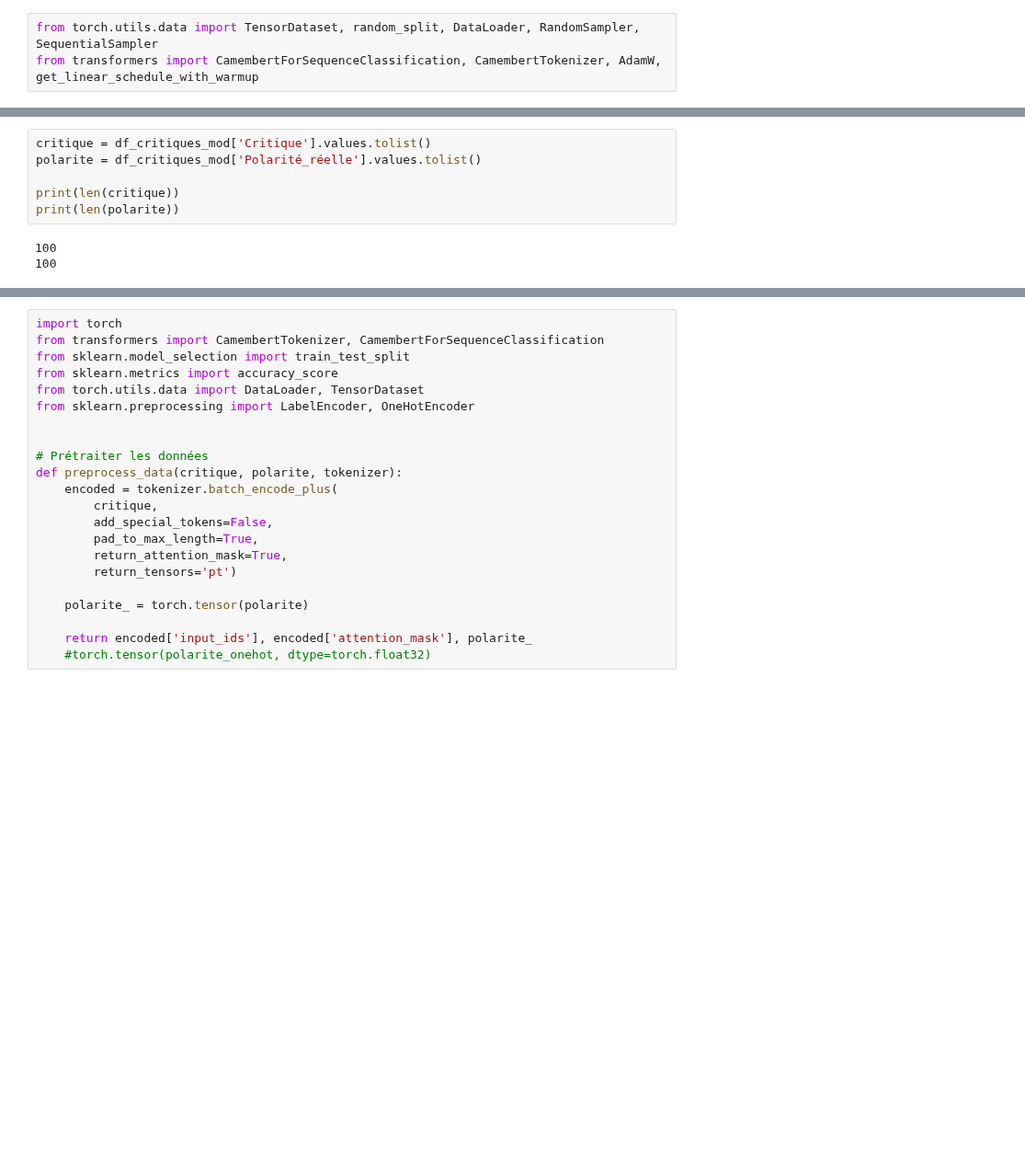
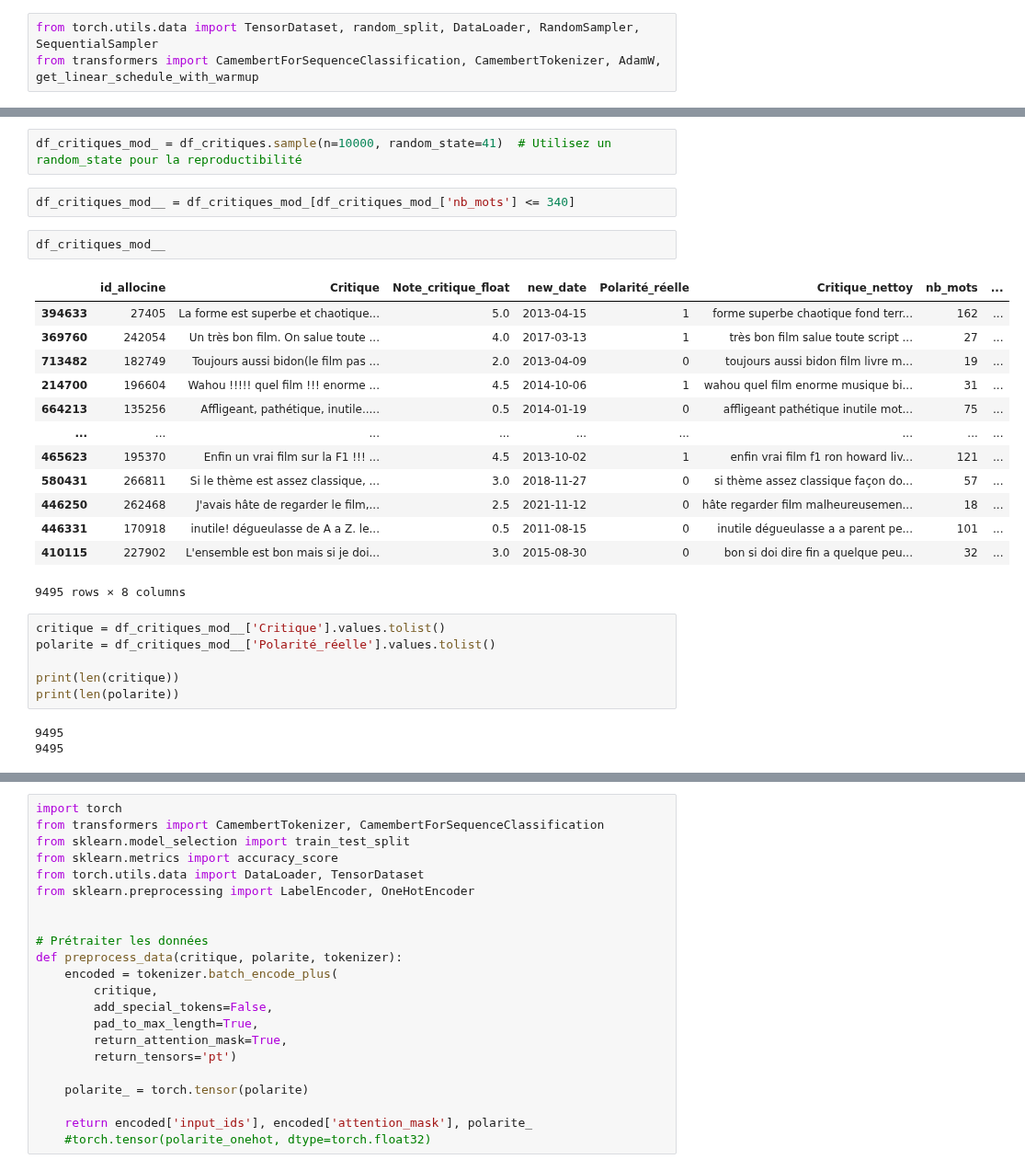
Before and after one commit to mass2330/python_ds_film, a Jupyter notebook: notebook_final.ipynb, the cells around one changed output, grey strips where cells are left out. Shown at 92% size. Cells and saved outputs as stored; diff of their text form; blank space fills up the shorter version.

```diff
--- a/notebook_final.ipynb
+++ b/notebook_final.ipynb
@@ -1472,12 +1357,32 @@ df_critiques_mod
+# %%
+df_critiques_mod_ = df_critiques.sample(n=10000, random_state=41)  # Utilisez un random_state pour la reproductibilité
+# %%
+df_critiques_mod__ = df_critiques_mod_[df_critiques_mod_['nb_mots'] <= 340]
+# %%
+df_critiques_mod__
+# %% [output]
+|  | id_allocine | Critique | Note_critique_float | new_date | Polarité_réelle | Critique_nettoy | nb_mots | ... |
+| 394633 | 27405 | La forme est superbe et chaotique... | 5.0 | 2013-04-15 | 1 | forme superbe chaotique fond terr... | 162 | ... |
+| 369760 | 242054 | Un très bon film. On salue toute ... | 4.0 | 2017-03-13 | 1 | très bon film salue toute script ... | 27 | ... |
+| 713482 | 182749 | Toujours aussi bidon(le film pas ... | 2.0 | 2013-04-09 | 0 | toujours aussi bidon film livre m... | 19 | ... |
+| 214700 | 196604 | Wahou !!!!! quel film !!! enorme ... | 4.5 | 2014-10-06 | 1 | wahou quel film enorme musique bi... | 31 | ... |
+| 664213 | 135256 | Affligeant, pathétique, inutile..... | 0.5 | 2014-01-19 | 0 | affligeant pathétique inutile mot... | 75 | ... |
+| ... | ... | ... | ... | ... | ... | ... | ... | ... |
+| 465623 | 195370 | Enfin un vrai film sur la F1 !!! ... | 4.5 | 2013-10-02 | 1 | enfin vrai film f1 ron howard liv... | 121 | ... |
+| 580431 | 266811 | Si le thème est assez classique, ... | 3.0 | 2018-11-27 | 0 | si thème assez classique façon do... | 57 | ... |
+| 446250 | 262468 | J'avais hâte de regarder le film,... | 2.5 | 2021-11-12 | 0 | hâte regarder film malheureusemen... | 18 | ... |
+| 446331 | 170918 | inutile! dégueulasse de A a Z. le... | 0.5 | 2011-08-15 | 0 | inutile dégueulasse a a parent pe... | 101 | ... |
+| 410115 | 227902 | L'ensemble est bon mais si je doi... | 3.0 | 2015-08-30 | 0 | bon si doi dire fin a quelque peu... | 32 | ... |
+9495 rows × 8 columns
 # %%
-critique = df_critiques_mod['Critique'].values.tolist()
-polarite = df_critiques_mod['Polarité_réelle'].values.tolist()
+critique = df_critiques_mod__['Critique'].values.tolist()
+polarite = df_critiques_mod__['Polarité_réelle'].values.tolist()
 
 print(len(critique))
 print(len(polarite))
 # %% [output]
-100
-100
+9495
+9495
 # %%
 # Séparer les données en ensembles d'entraînement et de test
 split_border = int(len(polarite)*0.8)
```
Also changed, not shown: parts of 33 cells of this notebook, 1 other file.
